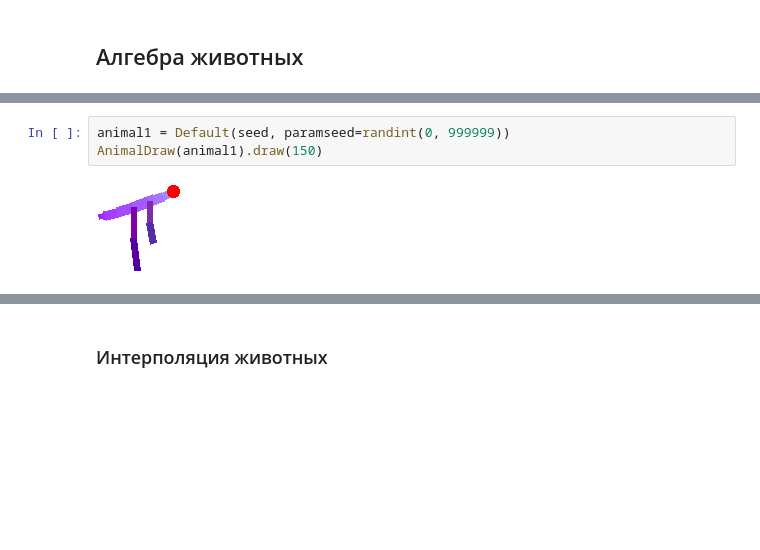
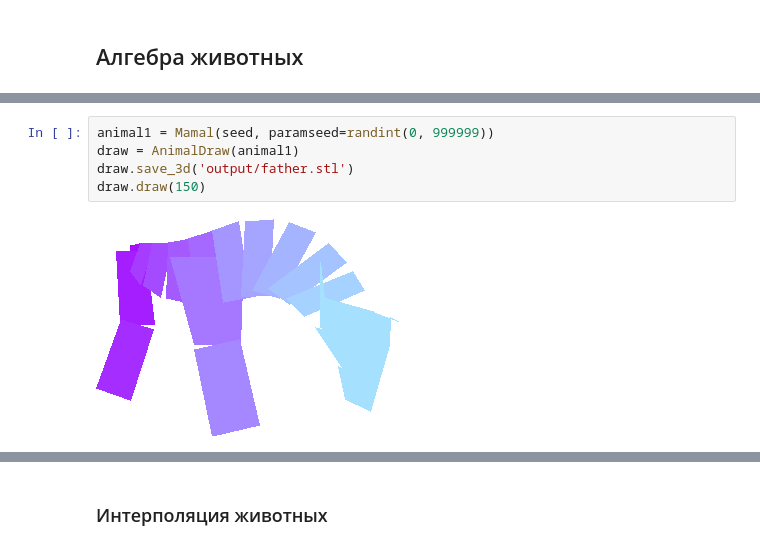
Before and after one commit to spidzsaus/zverushkas, a Jupyter notebook: interactive.ipynb, the cells around one changed output, grey strips where cells are left out. Drawn from its saved outputs; the diff is of its cells as text; blank space fills up the shorter version.

```diff
--- a/interactive.ipynb
+++ b/interactive.ipynb
@@ -133,7 +109,9 @@ print('Общий сид:', seed)
 # %%
-animal1 = Default(seed, paramseed=randint(0, 999999))
-AnimalDraw(animal1).draw(150)
+animal1 = Mamal(seed, paramseed=randint(0, 999999))
+draw = AnimalDraw(animal1)
+draw.save_3d('output/father.stl')
+draw.draw(150)
 # %% [output]
-[figure, old version]
+[figure, new version]
 # %%
 animal2 = Dragon(seed, paramseed=randint(0, 999999))
```
Also changed, not shown: parts of 11 cells of this notebook, 3 other files.
